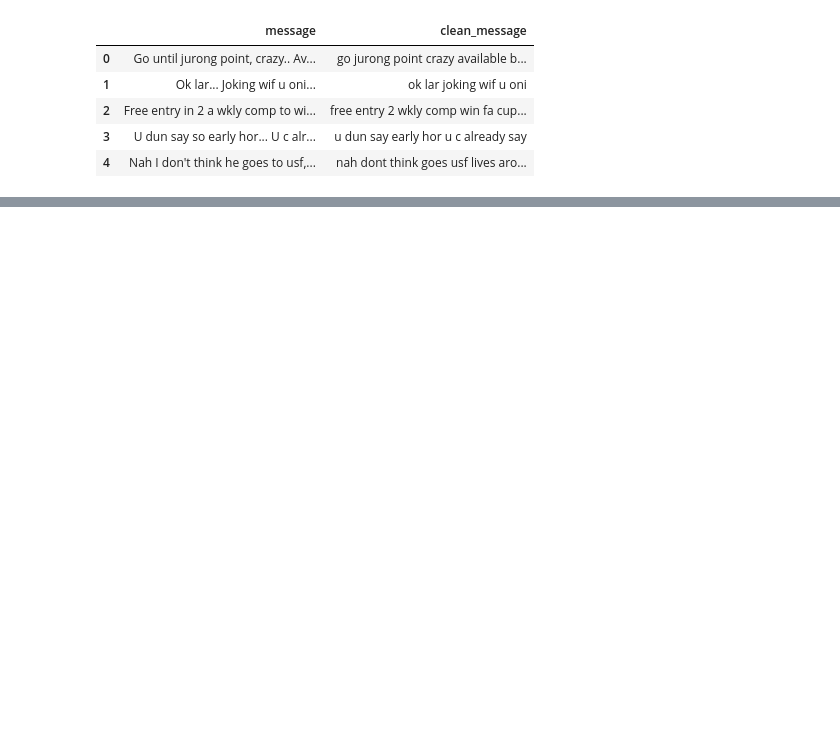
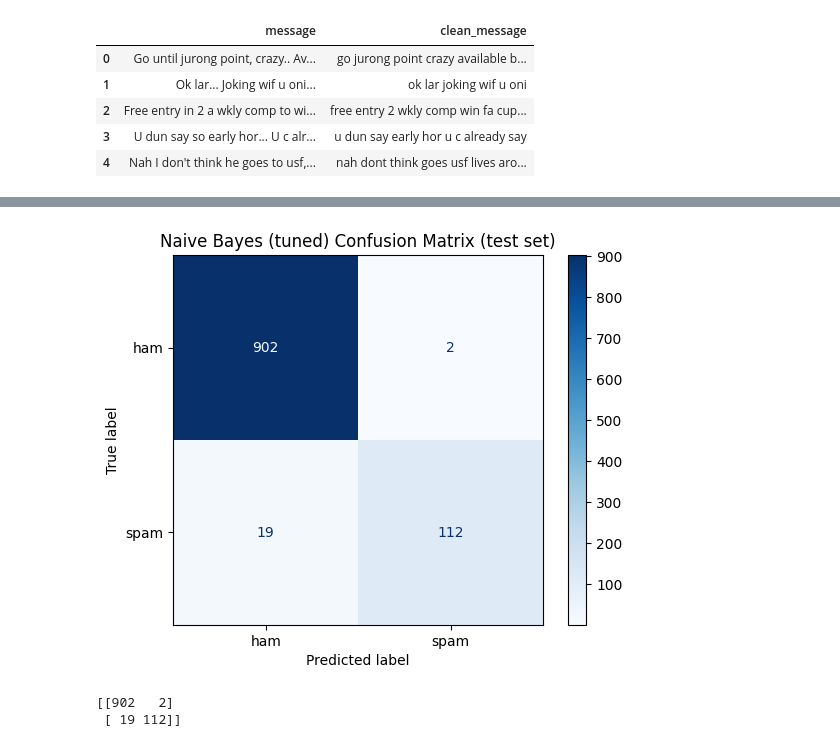
Before and after one commit to akshin777mansurov/spam-email-detector, a Jupyter notebook: Spam_Email_Detector.ipynb, the cells around one changed output, grey strips where cells are left out. Drawn from its saved outputs; the diff is of its cells as text; code cells hidden in the pictures; blank space fills up the shorter version.

```diff
--- a/Spam_Email_Detector.ipynb
+++ b/Spam_Email_Detector.ipynb
@@ -546,0 +949,12 @@ Prediction: ham
+# %%
+baseline_model.fit(X_train, y_train)
+nb_tuned.fit(X_train, y_train)
+lr_tuned.fit(X_train, y_train)
+
+nb_test_proba = nb_tuned.predict_proba(X_test)[:, 1]
+lr_test_proba = lr_tuned.predict_proba(X_test)[:, 1]
+
+nb_test_predictions = (nb_test_proba >= nb_threshold).astype(int)
+lr_test_predictions = (lr_test_proba >= lr_threshold).astype(int)
+baseline_test_predictions = baseline_model.predict(X_test)
+baseline_test_proba = baseline_model.predict_proba(X_test)[:, 1]
@@ -546,0 +989,9 @@ Prediction: ham
+# %%
+if final_name == "Naive Bayes (tuned)":
+    final_test_proba, final_test_predictions = nb_test_proba, nb_test_predictions
+else:
+    final_test_proba, final_test_predictions = lr_test_proba, lr_test_predictions
+
+print(final_name, "- threshold", round(final_threshold, 3))
+print()
+print(classification_report(y_test, final_test_predictions, target_names=["ham", "spam"]))
@@ -546,0 +1009,18 @@ Prediction: ham
+# %%
+final_cm = confusion_matrix(y_test, final_test_predictions)
+
+final_display = ConfusionMatrixDisplay(
+    confusion_matrix=final_cm,
+    display_labels=["ham", "spam"]
+)
+
+final_display.plot(cmap="Blues")
+plt.title(f"{final_name} Confusion Matrix (test set)")
+plt.show()
+
+# Rows are the real class (ham, spam), columns are the predicted class.
+print(final_cm)
+# %% [output]
+[figure, added]
+[[902   2]
+ [ 19 112]]
```
Also changed, not shown: parts of 138 cells of this notebook, 2 other files.
